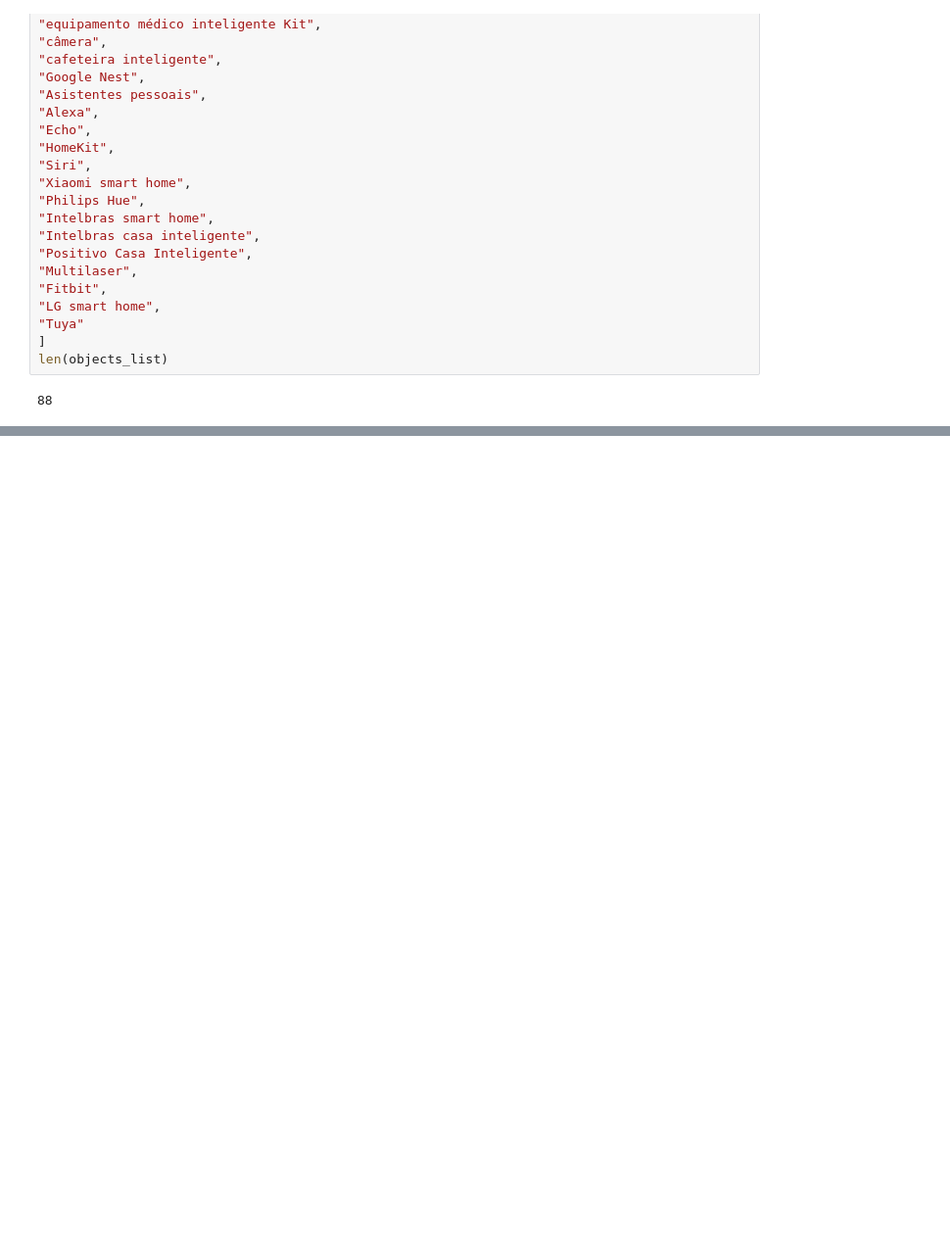
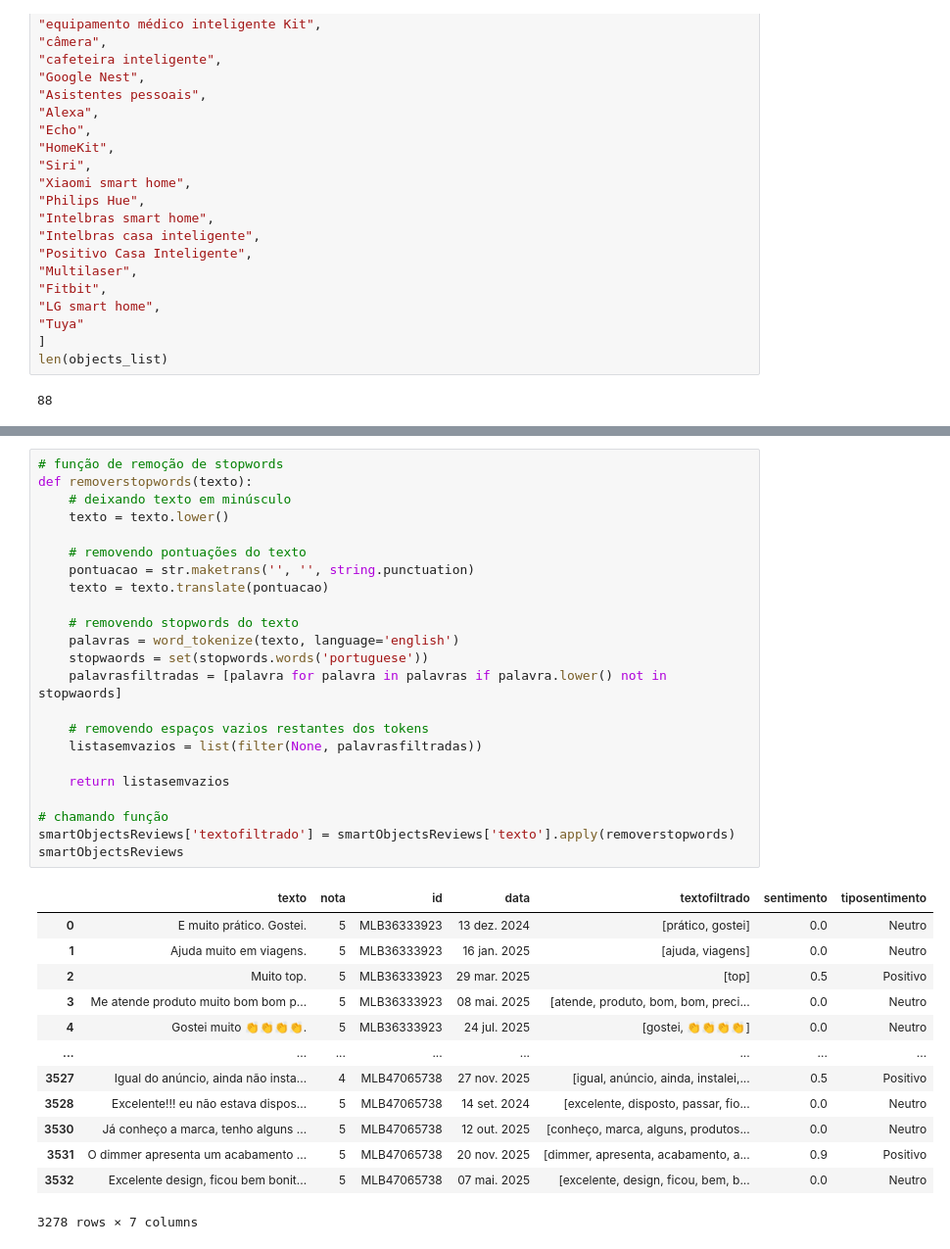
Before and after one commit to JBradachi/tp-nlp, a Jupyter notebook: trabalhoNLP_2.ipynb, the cells around one changed output, grey strips where cells are left out. Shown at 98% size. Drawn from its saved outputs; the diff is of its cells as text; blank space fills up the shorter version.

```diff
--- a/trabalhoNLP_2.ipynb
+++ b/trabalhoNLP_2.ipynb
@@ -114,0 +244,37 @@ len(objects_list)
+# %%
+# função de remoção de stopwords
+def removerstopwords(texto):
+    # deixando texto em minúsculo
+    texto = texto.lower()
+
+    # removendo pontuações do texto
+    pontuacao = str.maketrans('', '', string.punctuation)
+    texto = texto.translate(pontuacao)
+
+    # removendo stopwords do texto
+    palavras = word_tokenize(texto, language='english')
+    stopwaords = set(stopwords.words('portuguese'))
+    palavrasfiltradas = [palavra for palavra in palavras if palavra.lower() not in stopwaords]
+
+    # removendo espaços vazios restantes dos tokens
+    listasemvazios = list(filter(None, palavrasfiltradas))
+
+    return listasemvazios
+
+# chamando função
+smartObjectsReviews['textofiltrado'] = smartObjectsReviews['texto'].apply(removerstopwords)
+smartObjectsReviews
+# %% [output]
+|  | texto | nota | id | data | textofiltrado | sentimento | tiposentimento |
+| 0 | E muito prático. Gostei. | 5 | MLB36333923 | 13 dez. 2024 | [prático, gostei] | 0.0 | Neutro |
+| 1 | Ajuda muito em viagens. | 5 | MLB36333923 | 16 jan. 2025 | [ajuda, viagens] | 0.0 | Neutro |
+| 2 | Muito top. | 5 | MLB36333923 | 29 mar. 2025 | [top] | 0.5 | Positivo |
+| 3 | Me atende produto muito bom bom p... | 5 | MLB36333923 | 08 mai. 2025 | [atende, produto, bom, bom, preci... | 0.0 | Neutro |
+| 4 | Gostei muito 👏👏👏👏. | 5 | MLB36333923 | 24 jul. 2025 | [gostei, 👏👏👏👏] | 0.0 | Neutro |
+| ... | ... | ... | ... | ... | ... | ... | ... |
+| 3527 | Igual do anúncio, ainda não insta... | 4 | MLB47065738 | 27 nov. 2025 | [igual, anúncio, ainda, instalei,... | 0.5 | Positivo |
+| 3528 | Excelente!!! eu não estava dispos... | 5 | MLB47065738 | 14 set. 2024 | [excelente, disposto, passar, fio... | 0.0 | Neutro |
+| 3530 | Já conheço a marca, tenho alguns ... | 5 | MLB47065738 | 12 out. 2025 | [conheço, marca, alguns, produtos... | 0.0 | Neutro |
+| 3531 | O dimmer apresenta um acabamento ... | 5 | MLB47065738 | 20 nov. 2025 | [dimmer, apresenta, acabamento, a... | 0.9 | Positivo |
+| 3532 | Excelente design, ficou bem bonit... | 5 | MLB47065738 | 07 mai. 2025 | [excelente, design, ficou, bem, b... | 0.0 | Neutro |
+3278 rows × 7 columns
```
Also changed, not shown: parts of 12 cells of this notebook, 7 other files.
